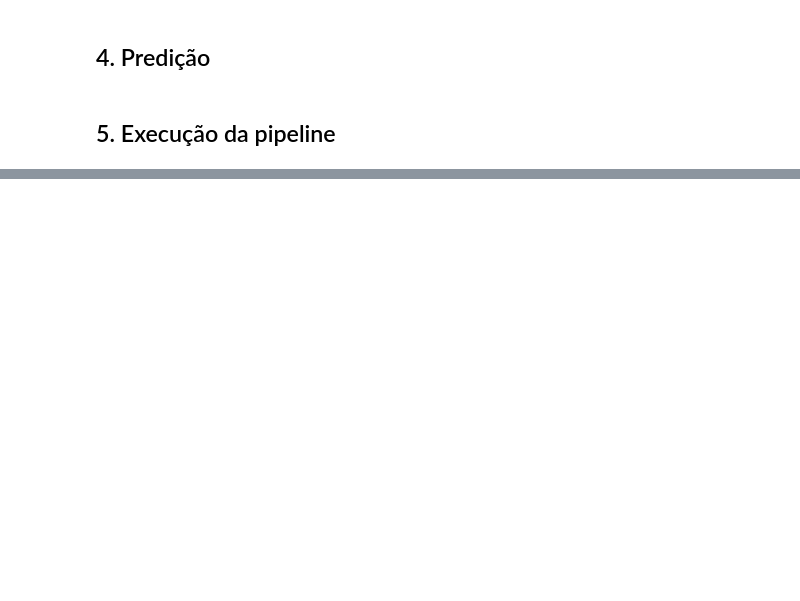
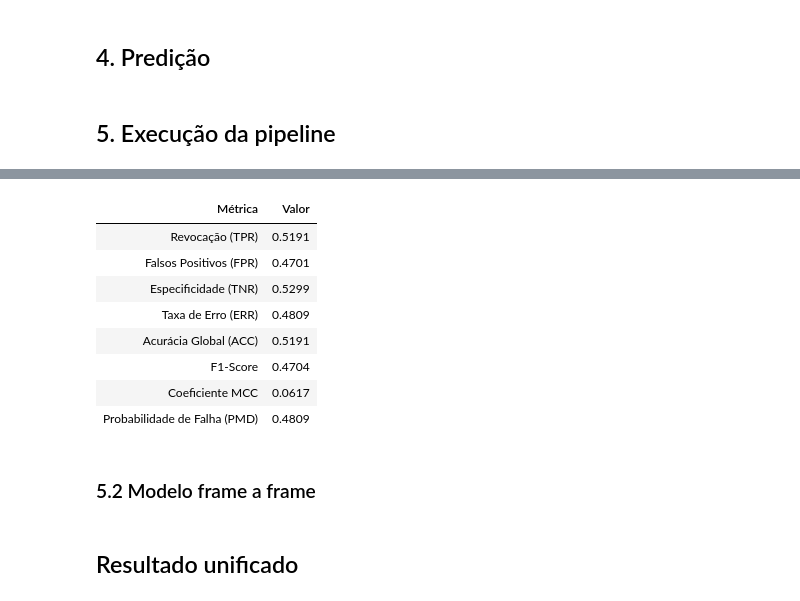
Before and after one commit to jtlimo/ccm-109, a Jupyter notebook: prediction.ipynb, the cells around one changed output, grey strips where cells are left out. Saved outputs shown, nothing was run; the diff lists cells and outputs as text; code cells hidden in the pictures; blank space fills up the shorter version.

Commit message:
ref: prediction notebook metrics and execution

```diff
--- a/prediction.ipynb
+++ b/prediction.ipynb
@@ -452,2 +904,16 @@ else:
+# %%
+metrics_temporal = get_weighted_metrics(test_temporal_results)
+
+display(print_weighted_metrics(metrics_temporal))
+# %% [output]
+| Métrica | Valor |
+| Revocação (TPR) | 0.5191 |
+| Falsos Positivos (FPR) | 0.4701 |
+| Especificidade (TNR) | 0.5299 |
+| Taxa de Erro (ERR) | 0.4809 |
+| Acurácia Global (ACC) | 0.5191 |
+| F1-Score | 0.4704 |
+| Coeficiente MCC | 0.0617 |
+| Probabilidade de Falha (PMD) | 0.4809 |
 # %%
 #@title Predição de um vídeo e plot das métricas
@@ -464,0 +932,2 @@ plot_aggregation_comparison(result["probs"])
+# %% [markdown]
+### 5.2 Modelo frame a frame
@@ -464,0 +968,2 @@ plot_aggregation_comparison(result["probs"])
+# %% [markdown]
+## Resultado unificado
```
Also changed, not shown: parts of 22 cells of this notebook.
